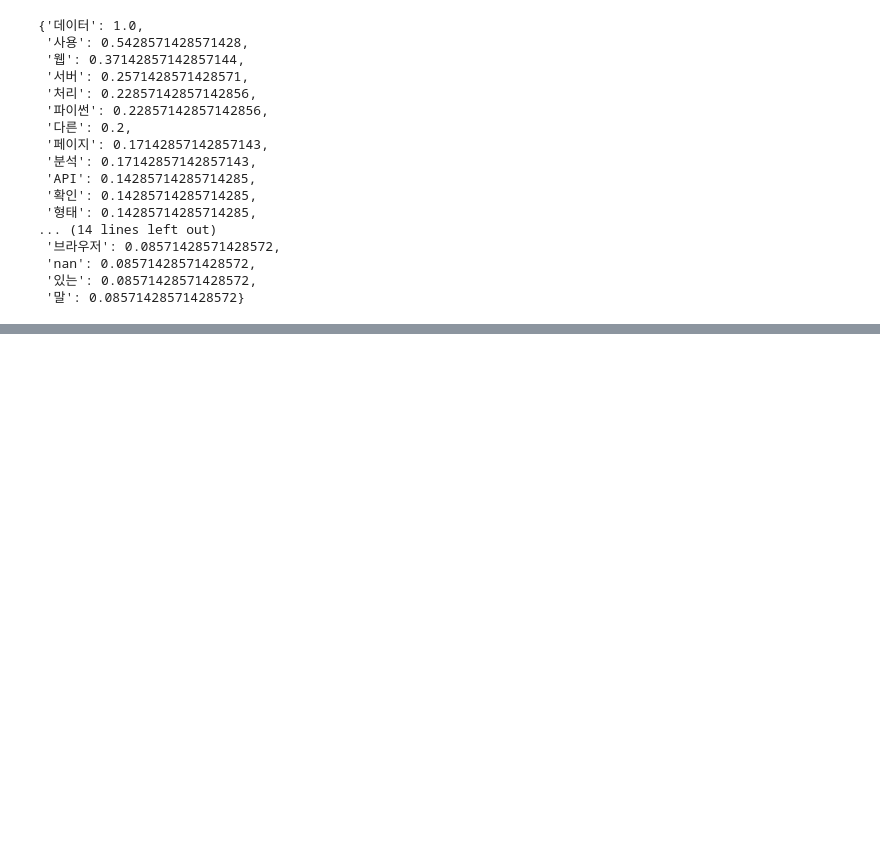
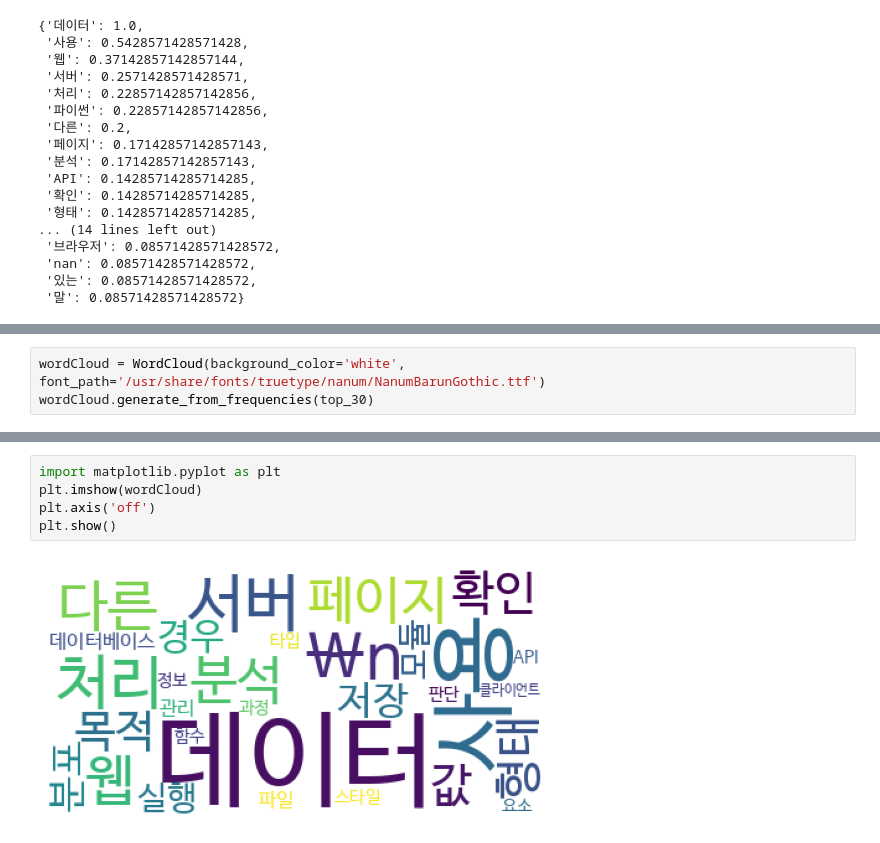
Before and after one commit to btg1631/study_AIs, a Jupyter notebook: docs/quests/NLPs/wordcloud_regexp.ipynb, the cells around one changed output, grey strips where cells are left out. Saved outputs shown, nothing was run; the diff lists cells and outputs as text; blank space fills up the shorter version.

```diff
--- a/docs/quests/NLPs/wordcloud_regexp.ipynb
+++ b/docs/quests/NLPs/wordcloud_regexp.ipynb
@@ -110,0 +201,3 @@ plt.show()
+# %%
+wordCloud = WordCloud(background_color='white', font_path='/usr/share/fonts/truetype/nanum/NanumBarunGothic.ttf')
+wordCloud.generate_from_frequencies(top_30)
@@ -110,0 +226,7 @@ plt.show()
+# %%
+import matplotlib.pyplot as plt
+plt.imshow(wordCloud)
+plt.axis('off')
+plt.show()
+# %% [output]
+[figure, added]
```
Also changed, not shown: parts of 17 cells of this notebook.
